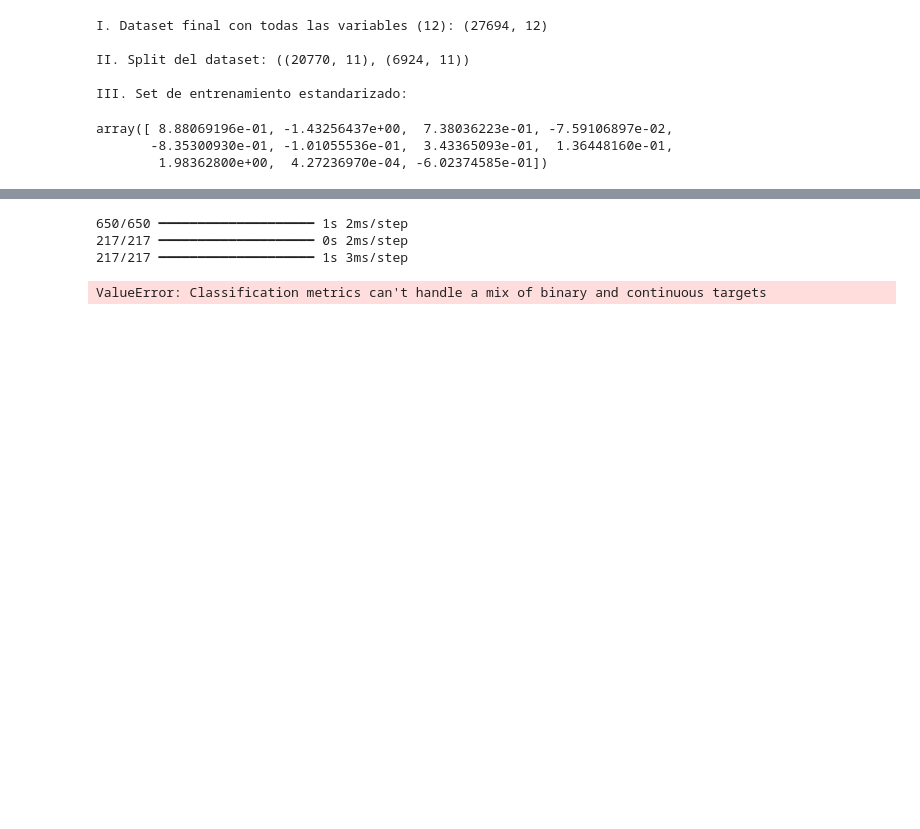
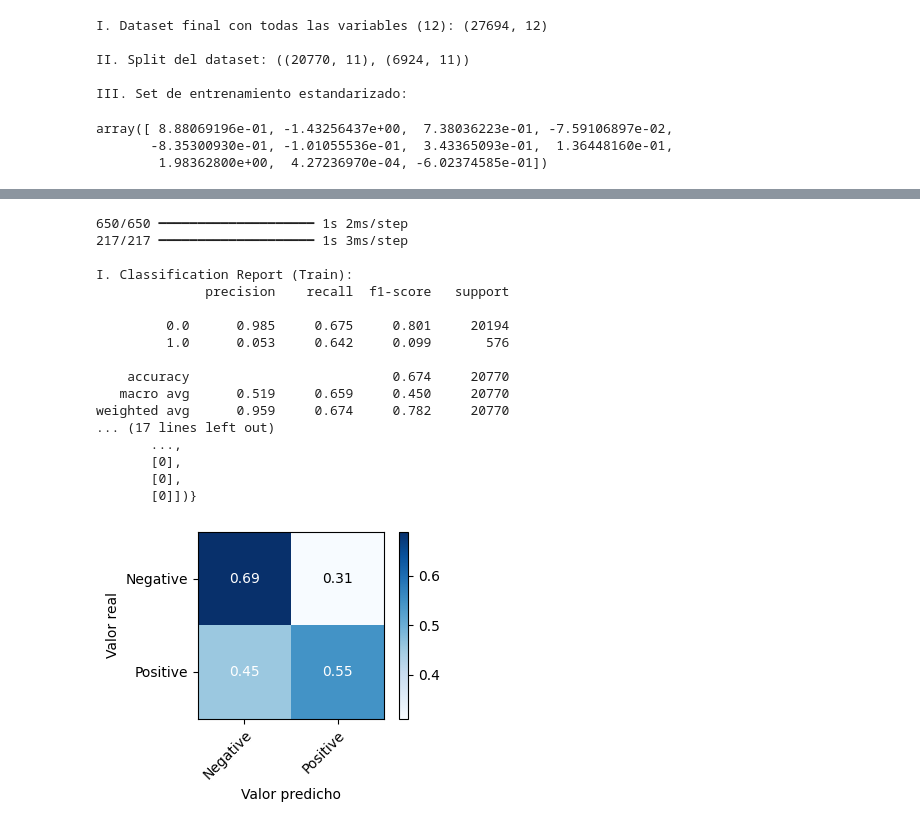
Before and after one commit to AxisAngeles/Antitheft_Insurances_ML_AAP, a Jupyter notebook: Antitheft_insurances.ipynb, the cells around one changed output, grey strips where cells are left out. Drawn from its saved outputs; the diff is of its cells as text; code cells hidden in the pictures; blank space fills up the shorter version.

```diff
--- a/Antitheft_insurances.ipynb
+++ b/Antitheft_insurances.ipynb
@@ -1208,7 +1239,7 @@ print(f'I. Dataset final con todas las variables (12): {dataset_v4.shape}')
 X = dataset_v4[['FLAG_LIMA_PROVINCIA', 'REGION_enc', 'Nombre_territorio_enc','MARCA_enc', 'SEXO_enc', 'EDAD', 'ANTIGUEDAD_MES','SUELDO_ESTIMADO_CAPPED', 'MONTO_TC', 'APALANCAMIENTO', 'SEGMENTO_enc']]
 y = dataset_v4['FLAG_SS']
 
-X_train, X_test, y_train, t_test = train_test_split(X,y, random_state=2824)
+X_train, X_test, y_train, y_test = train_test_split(X,y, random_state=2824)
 print(f'\nII. Split del dataset: {X_train.shape, X_test.shape}')
 
 # 3. Utilizamos el método StandardScaler() para normalizar los valores del dataset.
@@ -1243,7 +1274,10 @@ classifier.add(Dense(units = 6, kernel_initializer = "uniform",  activation = "r
 classifier.add(Dense(units = 1, kernel_initializer = "uniform",  activation = "sigmoid"))
 
 # 5. Compilar la RNA
-classifier.compile(optimizer = "adam", loss = "binary_crossentropy", metrics = ["precision"])
+class_weights = compute_class_weight('balanced', classes=np.unique(y_train), y=y_train)
+class_weight_dict = dict(enumerate(class_weights))
+
+classifier.compile(optimizer = "adam", loss = "binary_crossentropy", metrics = ["precision", "recall","accuracy"])
 
 # 6. Resumen de la estructura de la Red Neuronal
 print('Resumen de la estructura de la Red Neuronal:')
@@ -1265,8 +1299,8 @@ Model: "sequential_2"
  Non-trainable params: 0 (0.00 B)
 # %%
 # 1. Ajustamos la estructura anterior al set de entrenamiento.
-history = classifier.fit(X_train,
-                         y_train,
+history = classifier.fit(X_train, y_train,
+                         class_weight=class_weight_dict, # Class Weight penaliza el desbalanceo del dataset.
                          validation_split=0.33,
                          batch_size = 32,
                          epochs = 100)
@@ -1295,0 +1325,8 @@ y_pred_train  = classifier.predict(X_train)
+# %%
+# 1. Para contrarrestar el desbalanceo, se prueban diferentes thresholds de probabilidad (sobre predicción)
+y_pred_prob = classifier.predict(X_test)
+
+for threshold in [0.1, 0.2, 0.3, 0.4, 0.5, 0.6, 0.7, 0.8]:
+    y_pred = (y_pred_prob > threshold).astype(int)
+    precision, recall, f1, _ = precision_recall_fscore_support(y_test, y_pred, average='weighted')
+    print(f"Threshold {threshold}: Precision={precision:.3f}, Recall={recall:.3f}, F1={f1:.3f}")
@@ -1296,31 +1343,49 @@ y_pred_train  = classifier.predict(X_train)
 # %%
-# 1. Evaluar el modelo y calcular predicciones finales
+# 1. Evaluación del modelo con el threshold seleccionado.
+threshold = 0.6
+
+# TRAIN
 y_pred_train  = classifier.predict(X_train)
-# y_pred_train = (y_pred_train>0.5)
+y_pred_train = (y_pred_train > threshold)
 
+# TEST
 y_pred_test  = classifier.predict(X_test)
-# y_pred_test = (y_pred_test>0.5)
-y_prob = classifier.predict(X_test)
+y_pred_test = (y_pred_test > threshold)
 
+# 2. Comparación del Classification_Report (Train vs Test)
+print(f'\nI. Classification Report (Train):\n{classification_report(y_train, y_pred_train, digits = 3)}')
+print(f'\nII. Classification Report (Test):\n{classification_report(y_test, y_pred_test, digits = 3)}')
 
-# Resultados
-tn, fp, fn, tp = confusion_matrix(y_true = y_test, y_pred = y_pred).ravel()
+# 3. Resultados del modelo
+tn, fp, fn, tp = confusion_matrix(y_test, y_pred_test).ravel()
 specificity = tn / (tn+fp)
 
 accuracy = accuracy_score(y_true = y_test, y_pred = y_pred_test)
 f1 = f1_score(y_true = y_test, y_pred = y_pred_test)
 precision = precision_score(y_true = y_test, y_pred = y_pred_test)
 recall = recall_score(y_true = y_test, y_pred = y_pred_test)
-auc = roc_auc_score(y_true = y_test, y_score= y_prob)
+auc = roc_auc_score(y_true = y_test, y_score= y_pred_test)
 gini = 2*auc-1
 
-resultados = {'Accuracy':accuracy, 'F1 Score': f1, 'Precision': precision, 'Recall':recall, 'AUC':auc, 'GINI':gini, 'C_Matrix':{'TN':tn, 'FP':fp, 'FN':fn, 'TP':tp},'y_pred':y_pred_test,}
-
-# 3. Imprimir el mejor modelo
-print(f'RNA, 3 capas, Total params: 121\nF1 Score: {resultados['F1 Score']:.4f}.')
+RNA_original = {'Accuracy':accuracy, 'F1 Score': f1, 'Precision': precision, 'Recall':recall, 'AUC':auc, 'GINI':gini, 'C_Matrix':{'TN':tn, 'FP':fp, 'FN':fn, 'TP':tp},'y_pred':y_pred,}
+print(f'\n III. Indicadores del modelo:\n{RNA_original}')
 plot_confusion_matrix(y_true = y_test, y_pred = y_pred_test, classes=['Negative', 'Positive'], normalize=True)
 # %% [output]
 650/650 ━━━━━━━━━━━━━━━━━━━━ 1s 2ms/step
-217/217 ━━━━━━━━━━━━━━━━━━━━ 0s 2ms/step
 217/217 ━━━━━━━━━━━━━━━━━━━━ 1s 3ms/step
+
+I. Classification Report (Train):
+              precision    recall  f1-score   support
+
+         0.0      0.985     0.675     0.801     20194
+         1.0      0.053     0.642     0.099       576
+
+    accuracy                          0.674     20770
+   macro avg      0.519     0.659     0.450     20770
+weighted avg      0.959     0.674     0.782     20770
+... (17 lines left out)
+       ...,
+       [0],
+       [0],
+       [0]])}
-ValueError: Classification metrics can't handle a mix of binary and continuous targets
+[figure, added]
```
Also changed, not shown: parts of 28 cells of this notebook.
